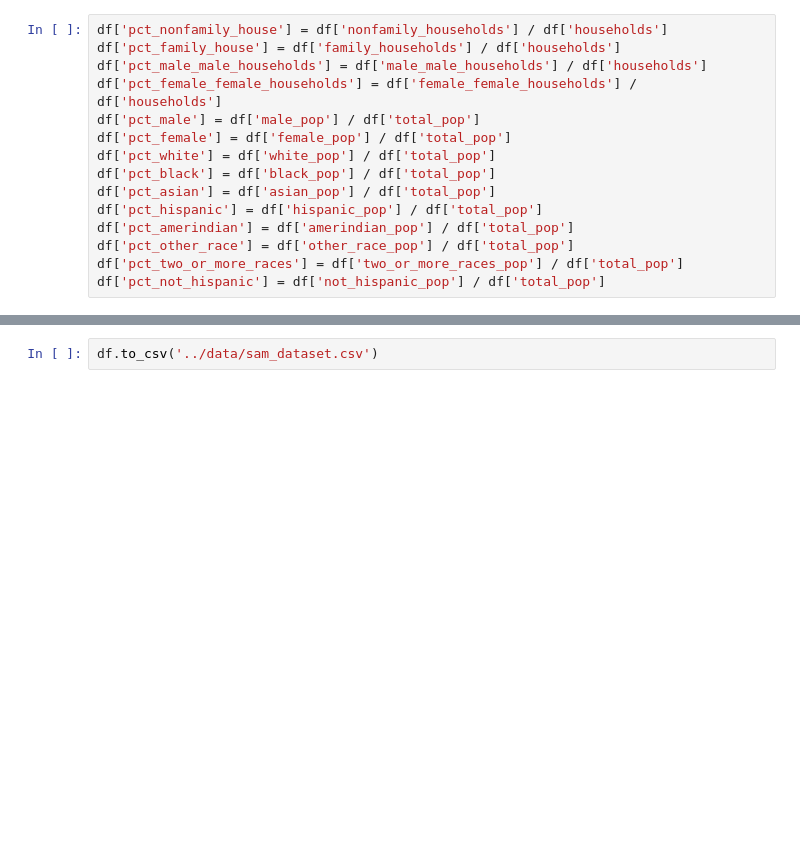
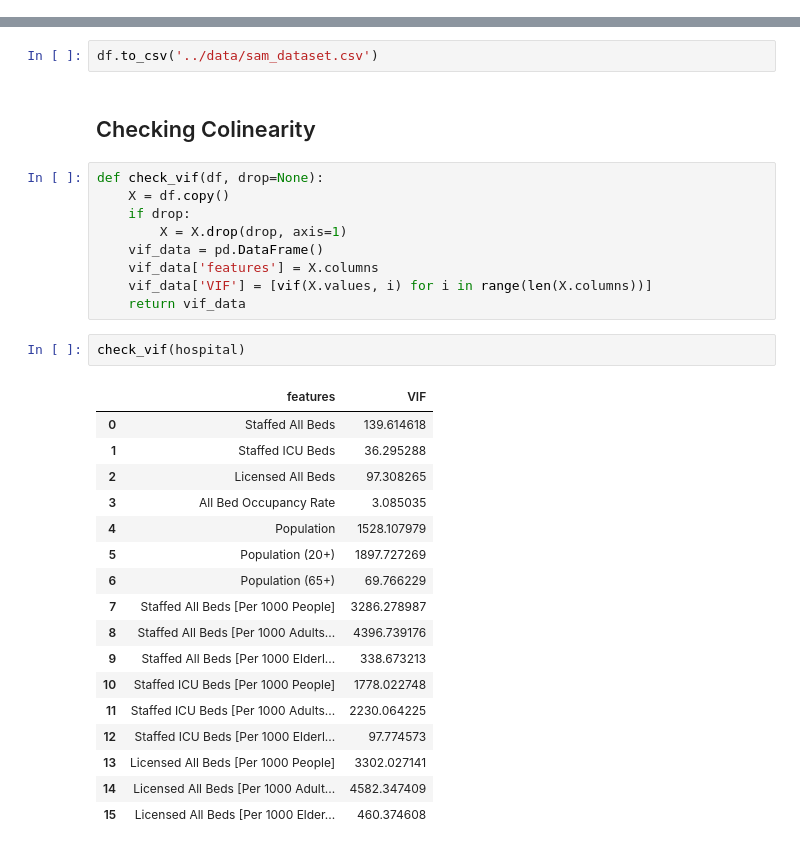
Before and after one commit to spark126/covid_poverty_and_death_rate, a Jupyter notebook: code/sam_data_cleaning.ipynb, the cells around one changed output, grey strips where cells are left out. Saved outputs shown, nothing was run; the diff lists cells and outputs as text; blank space fills up the shorter version.

Commit message:
updated code, added colinearity analysis

```diff
--- a/code/sam_data_cleaning.ipynb
+++ b/code/sam_data_cleaning.ipynb
@@ -186,21 +192,6 @@ census = census.set_index('geo_id')
 # %%
 df = census.merge(covid, left_index=True, right_index=True)
 df = df.merge(hospital, left_index=True, right_index=True)
-# %%
-df['pct_nonfamily_house'] = df['nonfamily_households'] / df['households']
-df['pct_family_house'] = df['family_households'] / df['households']
-df['pct_male_male_households'] = df['male_male_households'] / df['households']
-df['pct_female_female_households'] = df['female_female_households'] / df['households']
-df['pct_male'] = df['male_pop'] / df['total_pop']
-df['pct_female'] = df['female_pop'] / df['total_pop']
-df['pct_white'] = df['white_pop'] / df['total_pop']
-df['pct_black'] = df['black_pop'] / df['total_pop']
-df['pct_asian'] = df['asian_pop'] / df['total_pop']
-df['pct_hispanic'] = df['hispanic_pop'] / df['total_pop']
-df['pct_amerindian'] = df['amerindian_pop'] / df['total_pop']
-df['pct_other_race'] = df['other_race_pop'] / df['total_pop']
-df['pct_two_or_more_races'] = df['two_or_more_races_pop'] / df['total_pop']
-df['pct_not_hispanic'] = df['not_hispanic_pop'] / df['total_pop']
 # %%
 df.shape
 # %% [output]
@@ -209,3 +200,34 @@ df.shape
 **Save Dataset**
 # %%
 df.to_csv('../data/sam_dataset.csv')
+# %% [markdown]
+## Checking Colinearity
+# %%
+def check_vif(df, drop=None):
+    X = df.copy()
+    if drop:
+        X = X.drop(drop, axis=1)
+    vif_data = pd.DataFrame()
+    vif_data['features'] = X.columns
+    vif_data['VIF'] = [vif(X.values, i) for i in range(len(X.columns))]
+    return vif_data
+# %%
+check_vif(hospital)
+# %% [output]
+|  | features | VIF |
+| 0 | Staffed All Beds | 139.614618 |
+| 1 | Staffed ICU Beds | 36.295288 |
+| 2 | Licensed All Beds | 97.308265 |
+| 3 | All Bed Occupancy Rate | 3.085035 |
+| 4 | Population | 1528.107979 |
+| 5 | Population (20+) | 1897.727269 |
+| 6 | Population (65+) | 69.766229 |
+| 7 | Staffed All Beds [Per 1000 People] | 3286.278987 |
+| 8 | Staffed All Beds [Per 1000 Adults... | 4396.739176 |
+| 9 | Staffed All Beds [Per 1000 Elderl... | 338.673213 |
+| 10 | Staffed ICU Beds [Per 1000 People] | 1778.022748 |
+| 11 | Staffed ICU Beds [Per 1000 Adults... | 2230.064225 |
+| 12 | Staffed ICU Beds [Per 1000 Elderl... | 97.774573 |
+| 13 | Licensed All Beds [Per 1000 People] | 3302.027141 |
+| 14 | Licensed All Beds [Per 1000 Adult... | 4582.347409 |
+| 15 | Licensed All Beds [Per 1000 Elder... | 460.374608 |
```
Also changed, not shown: parts of 9 cells of this notebook, 2 other files.
